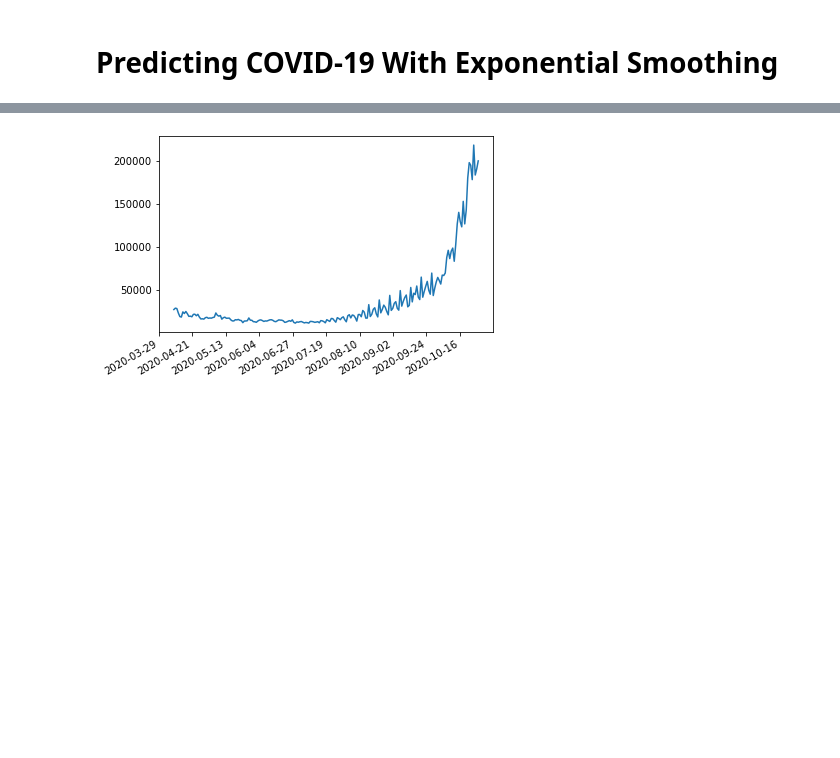
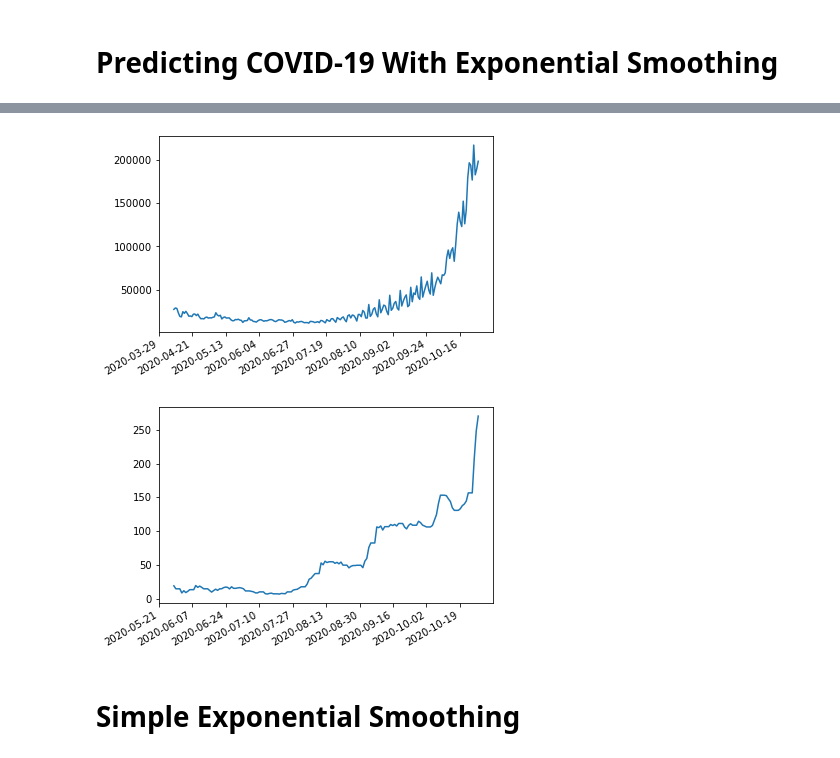
Before and after one commit to ostormer/covid_ml, a Jupyter notebook: Exponential Smoothing.ipynb, the cells around one changed output, grey strips where cells are left out. Saved outputs shown, nothing was run; the diff lists cells and outputs as text; code cells hidden in the pictures; blank space fills up the shorter version.

Commit message:
added an alternative version of the Exponential Smoothing workbook

```diff
--- a/Exponential Smoothing.ipynb
+++ b/Exponential Smoothing.ipynb
@@ -29,6 +45,18 @@ def Europe_training_set(beg_day=100, end_day=euroData["date"].nunique()):
     index = t_set.to_numpy()[:, 0]
     index = pd.date_range(start=index.min(), end=index.max())
     return data, index
+
+#For Country
+def Country_training_set(iso_code, beg_day=150, end_day=euroData["date"].nunique()):
+    cases_by_date = euroData[euroData.iso_code==iso_code].groupby("date")["new_cases_smoothed"].sum().reset_index(name = "new_cases")
+    if (end_day == euroData["date"].nunique()):
+        t_set = cases_by_date[beg_day:]
+    else:
+        t_set = cases_by_date[beg_day:end_day]
+    data = t_set.to_numpy()[:,1].astype(float)
+    index = t_set.to_numpy()[:, 0]
+    index = pd.date_range(start=index.min(), end=index.max())
+    return data, index
 # %%
 #Initial Plot of Training set
 
@@ -45,8 +73,14 @@ def Initial_plot(data, index):
 # %%
 data, index = Europe_training_set()
 Initial_plot(data, index)
+
+data, index = Country_training_set('NOR')
+Initial_plot(data, index)
 # %% [output]
 [figure]
+[figure, added]
+# %% [markdown]
+# Simple Exponential Smoothing
 # %%
 def SES_plotter (covid_data, forecast_length=14, alpha_1=0.2, alpha_2=0.6):
     fit1 = SimpleExpSmoothing(covid_data, initialization_method="heuristic").fit(smoothing_level=alpha_1,optimized=False)
```
Also changed, not shown: parts of 7 cells of this notebook, 37 other files.
